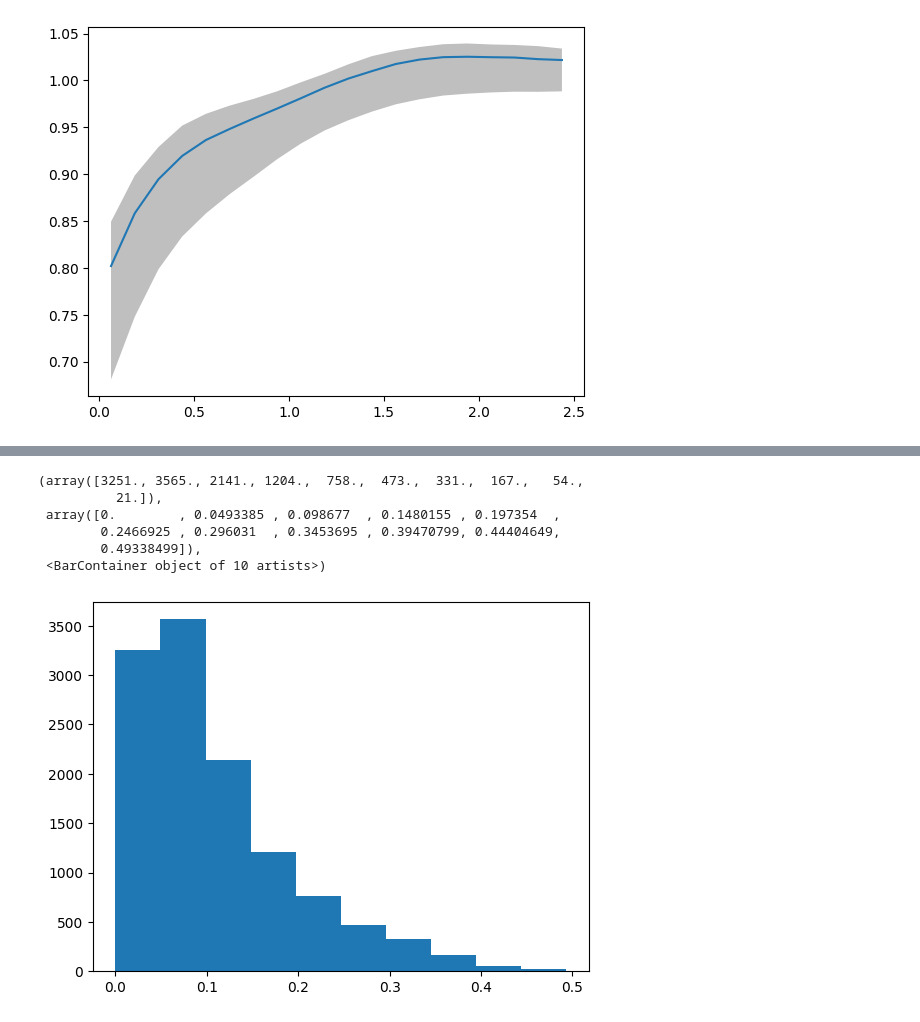
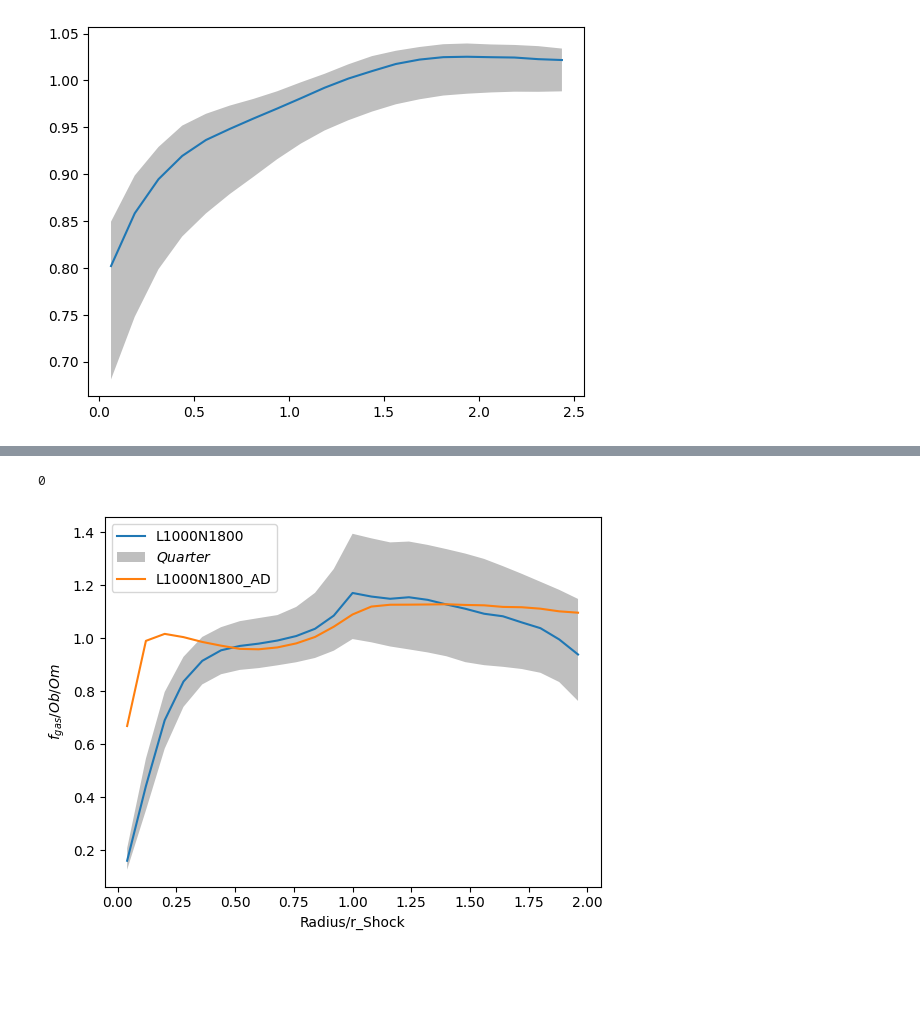
Before and after one commit to yjqqyjq/code, a Jupyter notebook: kdtree.ipynb, the cells around one changed output, grey strips where cells are left out. Cells and saved outputs as stored; diff of their text form; code cells hidden in the pictures; blank space fills up the shorter version.

```diff
--- a/kdtree.ipynb
+++ b/kdtree.ipynb
@@ -190,15 +204,44 @@ ax.fill_between(bin, per[0],per[2], facecolor='gray', alpha=.5, label=r"$1-\sigm
 # %%
-Nsat=(hdm_neigh-hdm_sat)
+path="/Users/24756376/data/Flamingo/L1000N1800/"
+f=h5py.File(path+"particle_counts.hdf5","r")
+Rs=np.array(f["Shock_Radius"])
+hgas_sr=np.array(f["hgas_sr"])
+hdm_sr=np.array(f["hdm_sr"])
+bin_sr=np.array(f["bin_sr"])
+
+
+f.close()
+path="/Users/24756376/data/Flamingo/L1000N1800_NoCool/"
+f=h5py.File(path+"particle_counts.hdf5","r")
+Rs_ad=np.array(f["Shock_Radius"])
+hgas_ad_sr=np.array(f["hgas_sr"])
+hdm_ad_sr=np.array(f["hdm_sr"])
+bin_ad_sr=np.array(f["bin_sr"])
+
+fbar_ad_sr=hgas_ad_sr*1.07/(hdm_ad_sr*5.65+hgas_ad_sr*1.07)/(0.0494/0.316)
+f.close()
+
+mask=(hgas_sr[:,19]>=0)
+mask_ad=(hgas_ad_sr[:,19]>=0)
+fbar_sr=hgas_sr[mask]*1.07/(hdm_sr[mask]*5.65+hgas_sr[mask]*1.07)/(0.0494/0.316)
+fbar_ad_sr=hgas_ad_sr[mask_ad]*1.07/(hdm_ad_sr[mask_ad]*5.65+hgas_ad_sr[mask_ad]*1.07)/(0.0494/0.316)
+
 fig=plt.figure()
 ax=fig.add_subplot(111)
-rsat=np.sum(Nsat, axis=1)/np.sum(hdm_neigh, axis=1)
-ax.hist(rsat)
+args=[12, 16,21,27, 40, 47,50,52,61,64,70,73,82, 93, 96, 101,107,112,121,139,141,146,153,160,167,173,187,191,192,196]
+per=np.percentile(fbar_sr, [25, 50, 75], axis=0)
+ax.plot(bin_sr, per[1], label='L1000N1800')
+#ax.plot(bin,fbar_l[187],label='halo12')
+ax.fill_between(bin_sr, per[0],per[2], facecolor='gray', alpha=.5, label=r"$Quarter$")
+per=np.percentile(fbar_ad_sr, [25, 50, 75], axis=0)
+ax.plot(bin_ad_sr, per[1], label='L1000N1800_AD')
+#for i in range(1000,1002):
+#   ax.plot(bin_sr, fbar_sr[i], color='gray', alpha=0.3)
+ax.set_xlabel('Radius/r_Shock')
+ax.set_ylabel(r'$f_{gas}$/$Ob/Om$')
+ax.legend()
+print(len(np.argwhere(hgas_ad_sr[:,19]==0)))
 # %% [output]
-(array([3251., 3565., 2141., 1204.,  758.,  473.,  331.,  167.,   54.,
-          21.]),
- array([0.        , 0.0493385 , 0.098677  , 0.1480155 , 0.197354  ,
-        0.2466925 , 0.296031  , 0.3453695 , 0.39470799, 0.44404649,
-        0.49338499]),
- <BarContainer object of 10 artists>)
+0
-[figure, old version]
+[figure, new version]
 # %%
```
Also changed, not shown: parts of 7 cells of this notebook, 14 other files.
